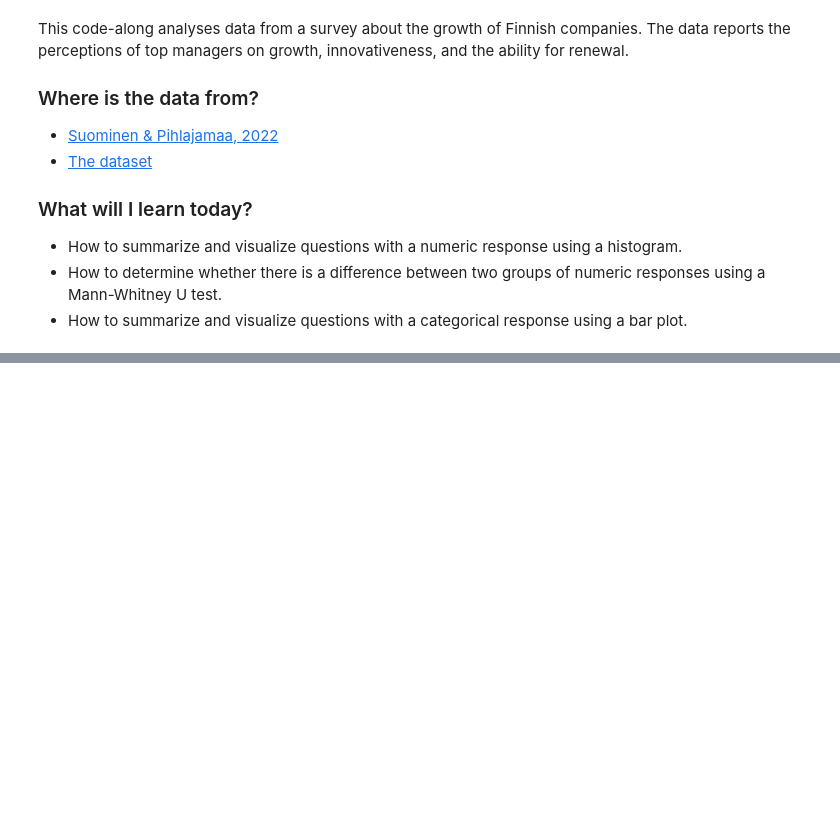
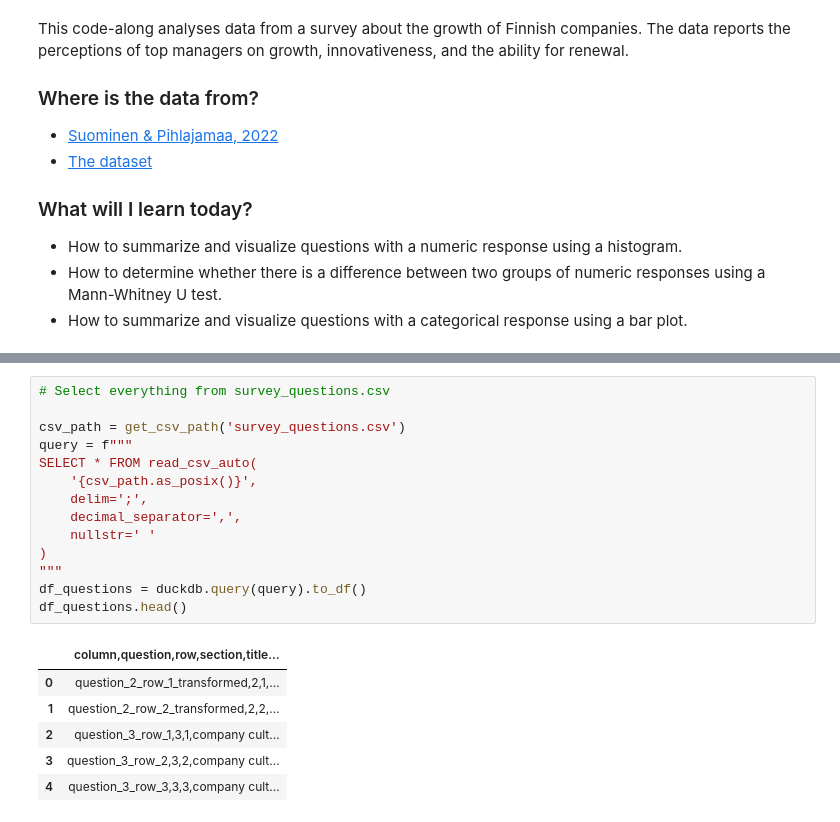
Before and after one commit to iamMashel/ml-scaffold-repo, a Jupyter notebook: ml-platform/notebooks/1.0-omo-survey-data-analysis.ipynb, the cells around one changed output, grey strips where cells are left out. Saved outputs shown, nothing was run; the diff lists cells and outputs as text; blank space fills up the shorter version.

```diff
--- a/ml-platform/notebooks/1.0-omo-survey-data-analysis.ipynb
+++ b/ml-platform/notebooks/1.0-omo-survey-data-analysis.ipynb
@@ -21,0 +152,21 @@ SyntaxError: invalid syntax (3362231377.py, line 1)
+# %%
+# Select everything from survey_questions.csv
+
+csv_path = get_csv_path('survey_questions.csv')
+query = f"""
+SELECT * FROM read_csv_auto(
+    '{csv_path.as_posix()}',
+    delim=';',
+    decimal_separator=',',
+    nullstr=' '
+)
+"""
+df_questions = duckdb.query(query).to_df()
+df_questions.head()
+# %% [output]
+|  | column,question,row,section,title... |
+| 0 | question_2_row_1_transformed,2,1,... |
+| 1 | question_2_row_2_transformed,2,2,... |
+| 2 | question_3_row_1,3,1,company cult... |
+| 3 | question_3_row_2,3,2,company cult... |
+| 4 | question_3_row_3,3,3,company cult... |
```
Also changed, not shown: parts of 7 cells of this notebook, 2 other files.
